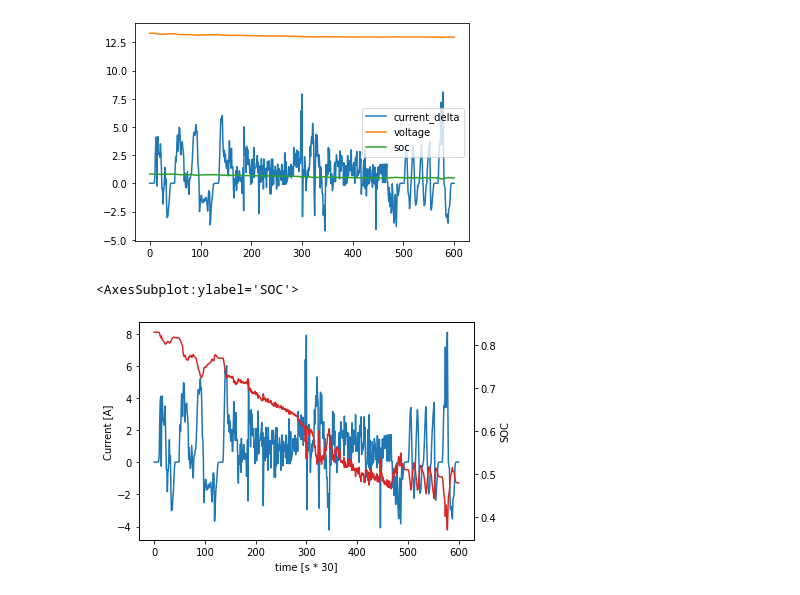
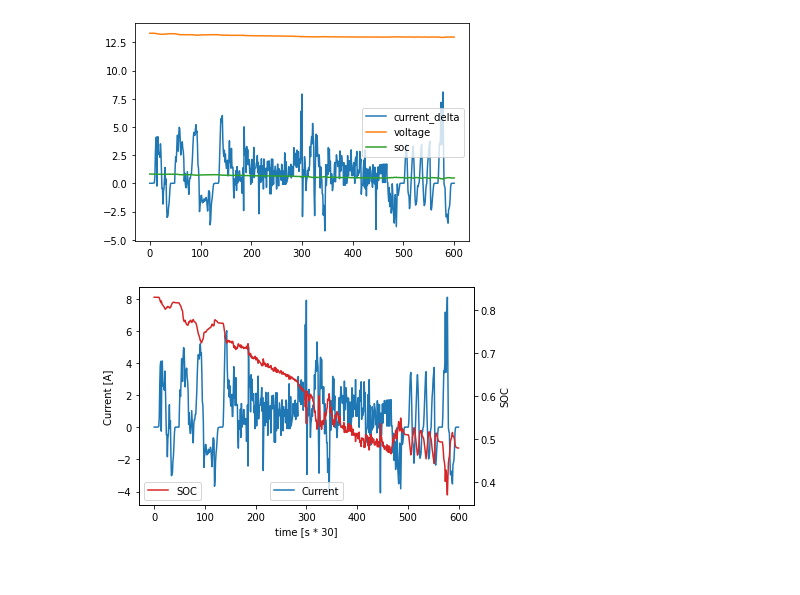
Before and after one commit to Maky55-hub/soc_pybamm_simpy, a Jupyter notebook: ideal_battery.ipynb, the cells around one changed output. Cells and saved outputs as stored; diff of their text form; code cells hidden in the pictures.

Commit message:
updated ideal battery

```diff
--- a/ideal_battery.ipynb
+++ b/ideal_battery.ipynb
@@ -157,14 +150,16 @@ result.plot()
 # %%
 # Plot solar
 fig, ax1 = plt.subplots()
 ax1.set_ylabel("Current [A]")
 ax1.set_xlabel('time [s * 30]')
-result['current_delta'].plot(color="tab:blue", ax=ax1, label='current')
+result['current_delta'].plot(color="tab:blue", ax=ax1, label='Current')
+ax1.legend(loc='lower center')
 
 # Plot taxis
 ax2 = ax1.twinx()  # instantiate a second axes that shares the same x-axis
 ax2.set_ylabel("SOC")
-result['soc'].plot(color="tab:red", ax=ax2, label='soc')
+result['soc'].plot(color="tab:red", ax=ax2, label='SOC')
+ax2.legend(loc='lower left')
+fig.savefig('ideal_battery_soc_current.png')
 # %% [output]
-<AxesSubplot:ylabel='SOC'>
-[figure, old version]
+[figure, new version]
```
Also changed, not shown: parts of 2 cells of this notebook.
